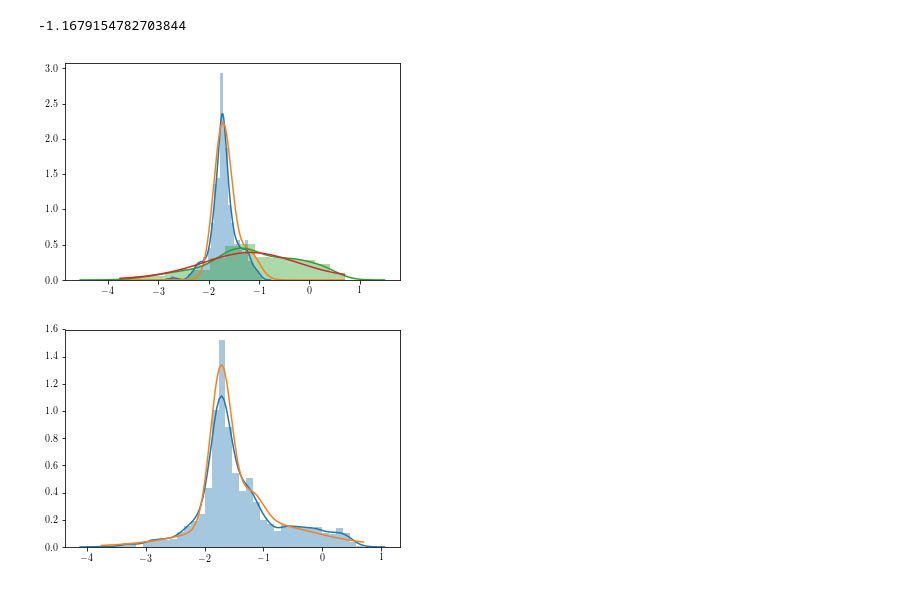
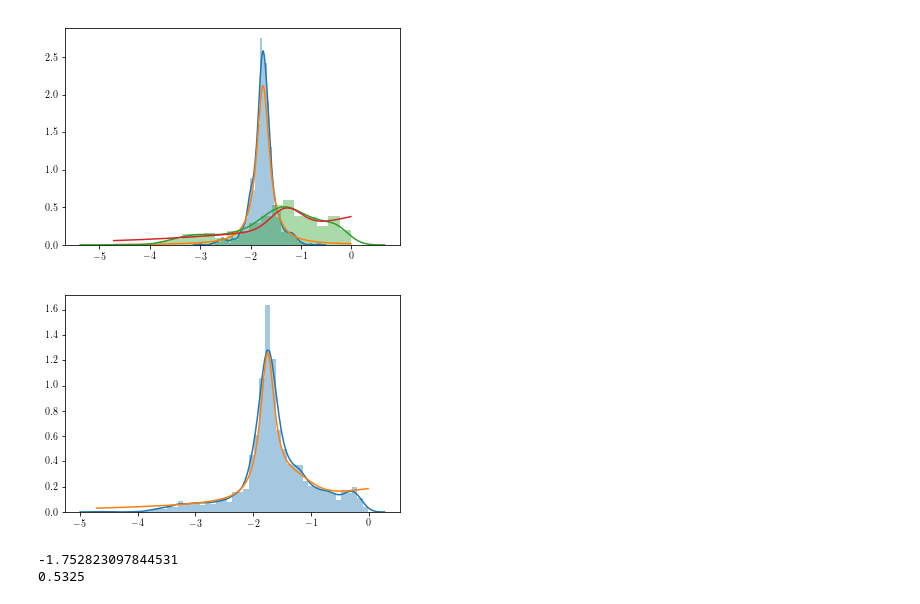
Before and after one commit to ojhall94/GAIA, a Jupyter notebook: hbmm_yu18.ipynb, the cells around one changed output. Cells and saved outputs as stored; diff of their text form; code cells hidden in the pictures.

Commit message:
Tried various mixture models on the yu18 data.

```diff
--- a/hbmm_yu18.ipynb
+++ b/hbmm_yu18.ipynb
@@ -9,3 +13,0 @@ import seaborn as sns
-# %%
-df = get_ast_yu18()
-df.head(2)
@@ -28,0 +38,11 @@ Are you 100% certain that (all) parallax(es) is/are in units of milliarcsec?
+# %%
+df = read_data()
+print('Applying a cut at 0. for our model')
+print('Before: '+str(len(df)))
+df = df[df.ast_MKs < 0.]
+df = df[df.phot_MKs < 0.]
+df = df[0:2000]
+df = df.reindex()
+print('After: '+str(len(df)))
+
+df.head(2)
@@ -29,37 +57,37 @@ Are you 100% certain that (all) parallax(es) is/are in units of milliarcsec?
 # %%
 '''Step one is figuring out the different distributions we want'''
 '''NOTE: RGB = 1 | HeB = 2 | U = 0'''
 df.head(2)
 Ks = df.ast_MKs.values
-Ks_err = df.ast_M_err.values
+# Ks = df.phot_MKs.values
 stage = df.stage.values
-mKs = df.K_MAG_2M.values
+mKs = df.kmag.values
 heb = stage == 2
 
 x = np.linspace(Ks.min(),Ks.max(),1000)
 truQ = float(len(Ks[heb]))/float(len(Ks))
 
-print(np.median(Ks[~heb]))
-
-# fg = normal(x, np.median(Ks[heb]),0.18) + 0.2*normal(x, -1.2,0.2)
-# fg = cauchy(x, np.median(Ks[heb]), 0.1)
-fg = students_t(x, 5., np.median(Ks[heb]), .2)
-# bg = normal(x, np.median(Ks[~heb]),1.)
-bg = students_t(x, 10., np.median(Ks[~heb]), 1.)
+# fg = normal(x, np.median(Ks[heb]), 0.15)
+fg = student_t(x, 1., np.median(Ks[heb]), 0.15)
+# bg = posexp(x, .5)
+bg = posexp_wbump(x, .4, -1.3, .3, .8)
 pp = truQ*fg + (1-truQ)*bg
-
 
 sns.distplot(Ks[heb])
 plt.plot(x,fg)
 sns.distplot(Ks[~heb])
 plt.plot(x,bg)
 plt.show()
 
 sns.distplot(Ks)
 plt.plot(x,pp)
 plt.show()
+
+print(np.median(Ks[heb]))
+print(truQ)
 # %% [output]
--1.1679154782703844
-[figure, old version]
+[figure, new version]
-[figure, old version]
+[figure, new version]
+-1.752823097844531
+0.5325
 # %%
```
Also changed, not shown: parts of 15 cells of this notebook, 1 other file.
